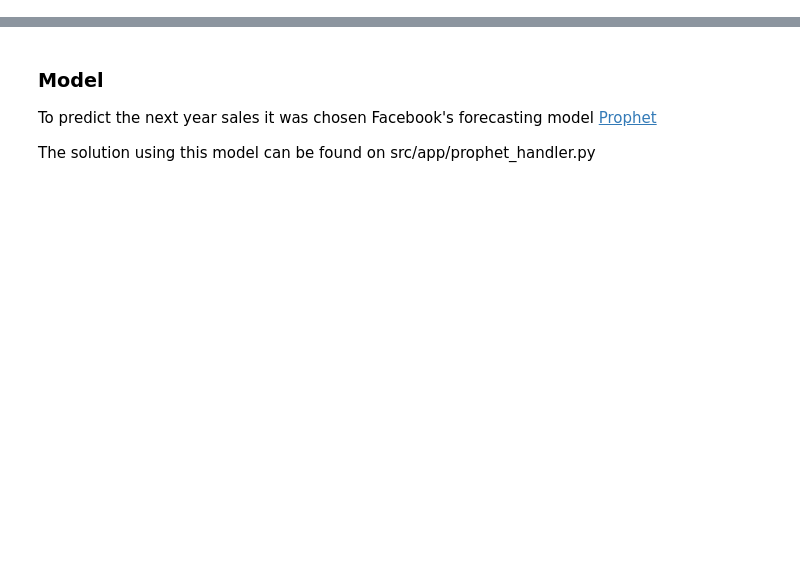
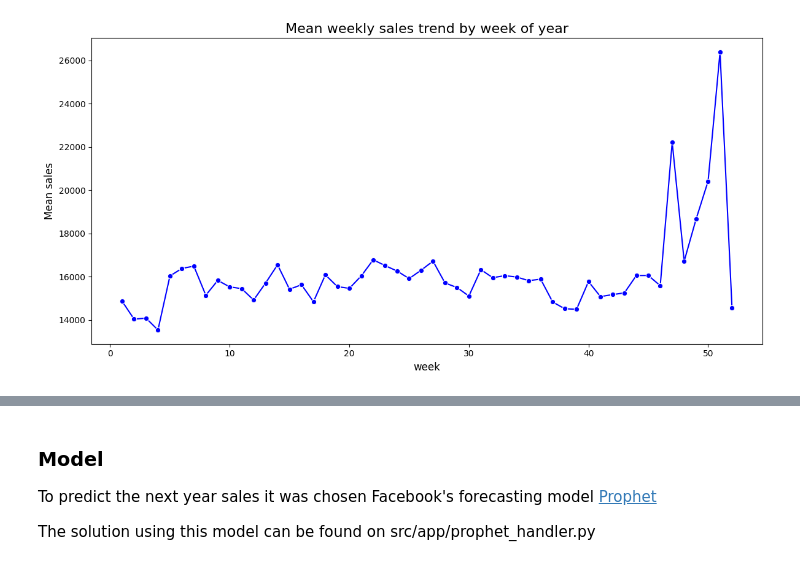
Before and after one commit to jpgianfaldoni/challenge-mle, a Jupyter notebook: presentation/final_presentation.ipynb, the cells around one changed output, grey strips where cells are left out. Cells and saved outputs as stored; diff of their text form; code cells hidden in the pictures; blank space fills up the shorter version.

```diff
--- a/presentation/final_presentation.ipynb
+++ b/presentation/final_presentation.ipynb
@@ -44,0 +68,11 @@ df.head()
+# %%
+weekly_sales_by_week = df.groupby('week')['Weekly_Sales'].mean().reset_index()
+plt.figure(figsize=(12, 6))
+sns.lineplot(data=weekly_sales_by_week, x='week', y='Weekly_Sales', marker='o', color='b')
+plt.title('Mean weekly sales trend by week of year', fontsize=16)
+plt.xlabel('week', fontsize=12)
+plt.ylabel('Mean sales', fontsize=12)
+plt.tight_layout()
+plt.show()
+# %% [output]
+[figure, added]
```
Also changed, not shown: parts of 65 cells of this notebook, 12 other files.
